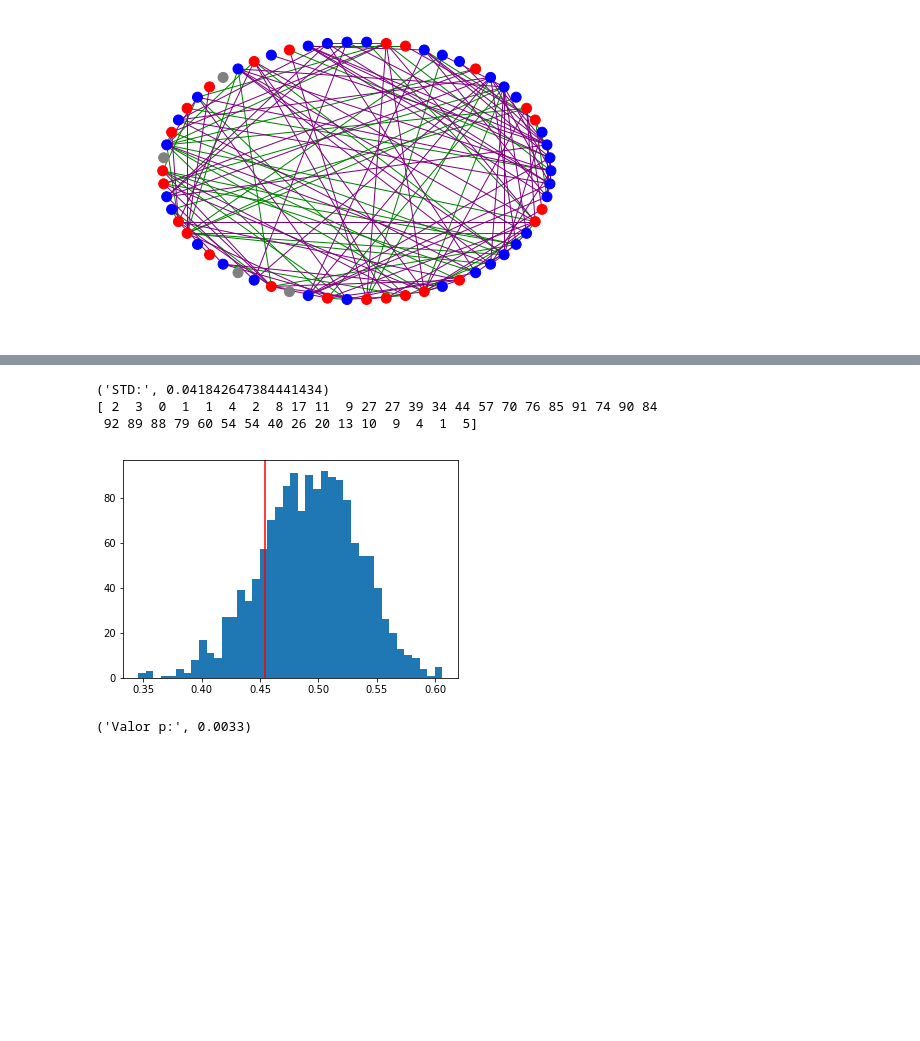
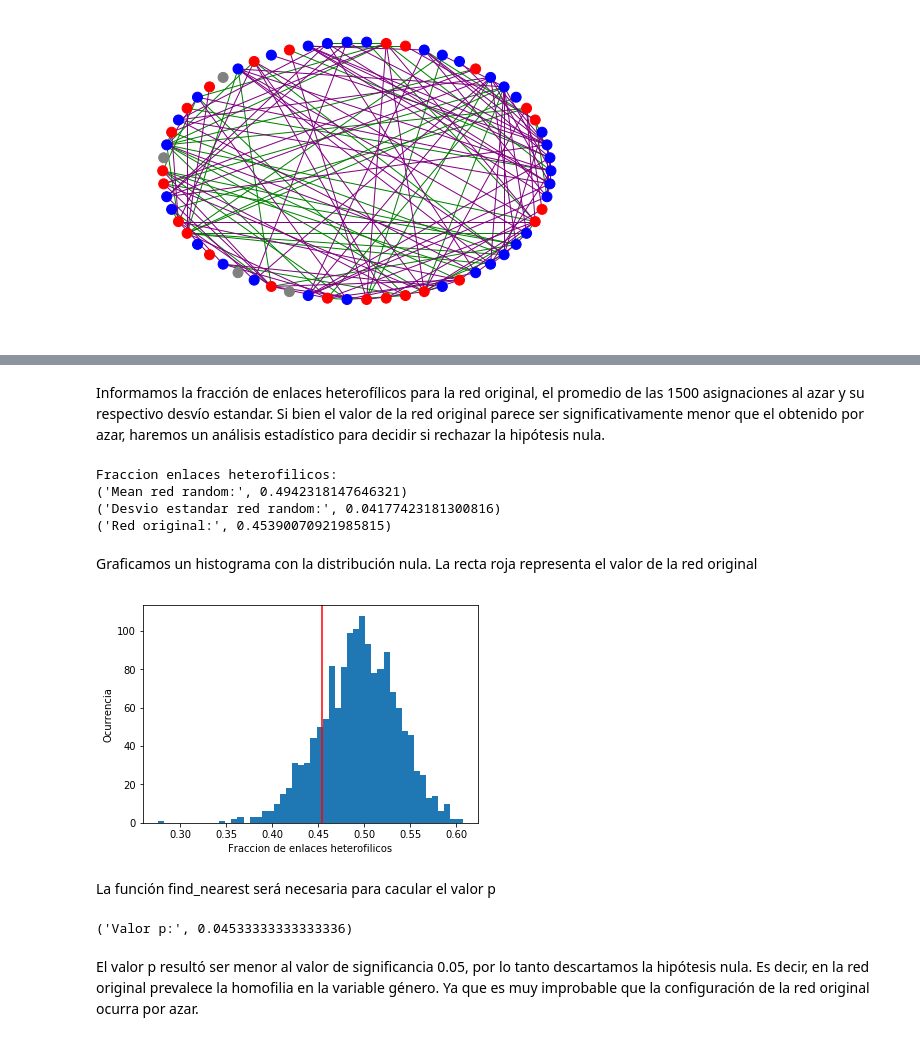
Before and after one commit to ignaciosticco/sistemas-complejos, a Jupyter notebook: tp1/ej2/ej2.ipynb, the cells around one changed output, grey strips where cells are left out. Drawn from its saved outputs; the diff is of its cells as text; code cells hidden in the pictures; blank space fills up the shorter version.

Commit message:
puse mas texto y termine los calculos de valor p

```diff
--- a/tp1/ej2/ej2.ipynb
+++ b/tp1/ej2/ej2.ipynb
@@ -135 +144,27 @@ Wall time: 6min 18s
+# %% [markdown]
+Informamos la fracción de enlaces heterofílicos para la red original, el promedio de las 1500 asignaciones al azar y su respectivo desvío estandar. Si bien el valor de la red original parece ser significativamente menor que el obtenido por azar, haremos un análisis estadístico para decidir si rechazar la hipótesis nula.
+# %%
+print("Fraccion enlaces heterofilicos:")
+print("Mean red random:",np.mean(array_fraccion))
+print("Desvio estandar red random:",np.std(array_fraccion))
+print("Red original:",fraccion_mh_data)
+# %% [output]
+Fraccion enlaces heterofilicos:
+('Mean red random:', 0.4942318147646321)
+('Desvio estandar red random:', 0.04177423181300816)
+('Red original:', 0.45390070921985815)
+# %% [markdown]
+Graficamos un histograma con la distribución nula. La recta roja representa el valor de la red original
+# %%
+cantidad_bins = 50
+plt.axvline(x=fraccion_mh_data,color ='r')
+hist, bin_edges = np.histogram(array_fraccion,bins=cantidad_bins)
+plt.hist(array_fraccion,bins=cantidad_bins)
+plt.xlabel('Fraccion de enlaces heterofilicos')
+plt.ylabel('Ocurrencia')
+plt.show()
+# %% [output]
+[figure, added]
+# %% [markdown]
+La función find_nearest será necesaria para cacular el valor p
 # %%
@@ -146,22 +181,10 @@ def find_nearest(array, value):
                 indice =i
         i+=1
     return indice
-# %%
-cantidad_bins = 40
-plt.axvline(x=fraccion_mh_data,color ='r')
-print("STD:",np.std(array_fraccion))
-
-hist, bin_edges = np.histogram(array_fraccion,bins=cantidad_bins)
-plt.hist(array_fraccion,bins=cantidad_bins)
-print(hist)
-#print(bin_edges)
-#print(array_fraccion)
-# %% [output]
-('STD:', 0.041842647384441434)
-[ 2  3  0  1  1  4  2  8 17 11  9 27 27 39 34 44 57 70 76 85 91 74 90 84
- 92 89 88 79 60 54 54 40 26 20 13 10  9  4  1  5]
-[figure, removed]
 # %%
+cantidad_bins = 40
+bins = np.linspace(min(array_fraccion),max(array_fraccion),cantidad_bins)
+
 def calcula_pvavlue(hist):
     bin_size = bin_edges[1]-bin_edges[0]
     i=0
@@ -169,7 +192,6 @@ def calcula_pvavlue(hist):
     while i<=find_nearest(bins,fraccion_mh_data):
         suma_parcial += hist[i]*bin_size
         i+=1
-
     i=0
     suma_total=0.0
     while i<len(hist):
@@ -178,6 +200,9 @@ def calcula_pvavlue(hist):
     valor_p = suma_parcial/suma_total
     return valor_p
 valor_p = calcula_pvavlue(hist)
-print("Valor p:",round(valor_p,4))
+print("Valor p:",valor_p)
 # %% [output]
-('Valor p:', 0.0033)
+('Valor p:', 0.04533333333333336)
+# %% [markdown]
+El valor p resultó ser menor al valor de significancia 0.05, por lo tanto descartamos la hipótesis nula.
+Es decir, en la red original prevalece la homofilia en la variable género. Ya que es muy improbable que la configuración de la red original ocurra por azar.
```
Also changed, not shown: parts of 17 cells of this notebook, 1 other file.
